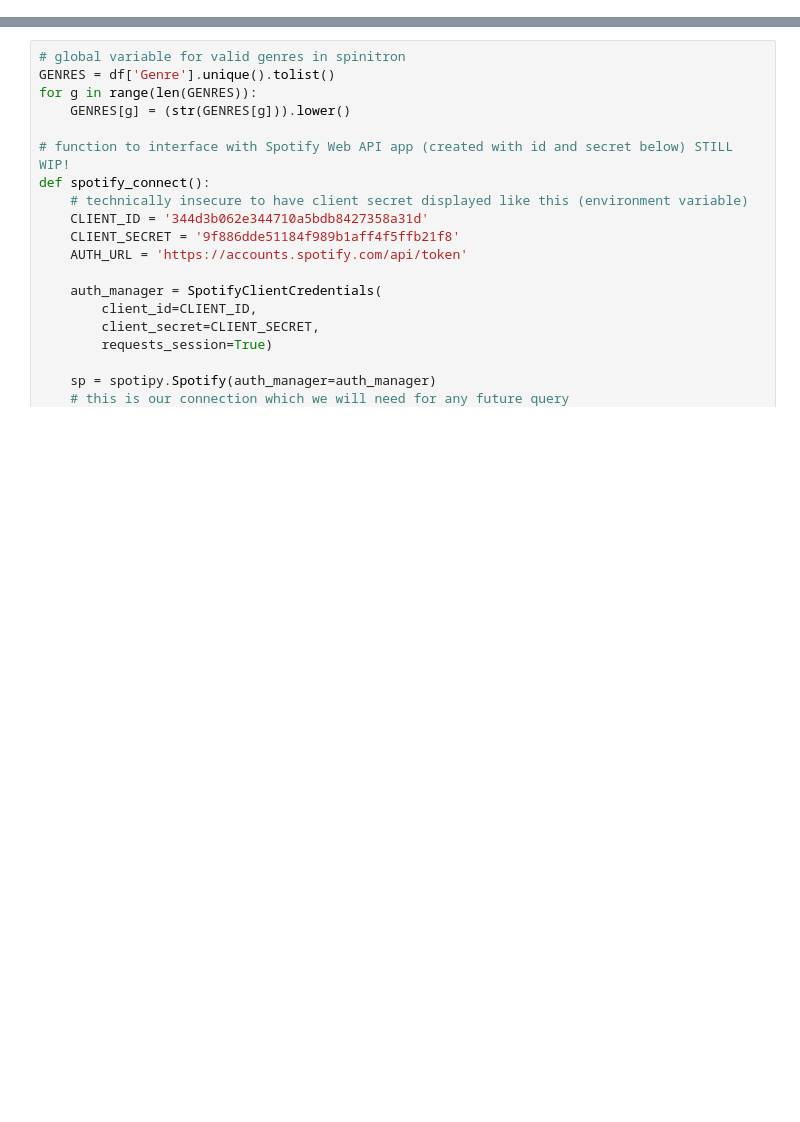
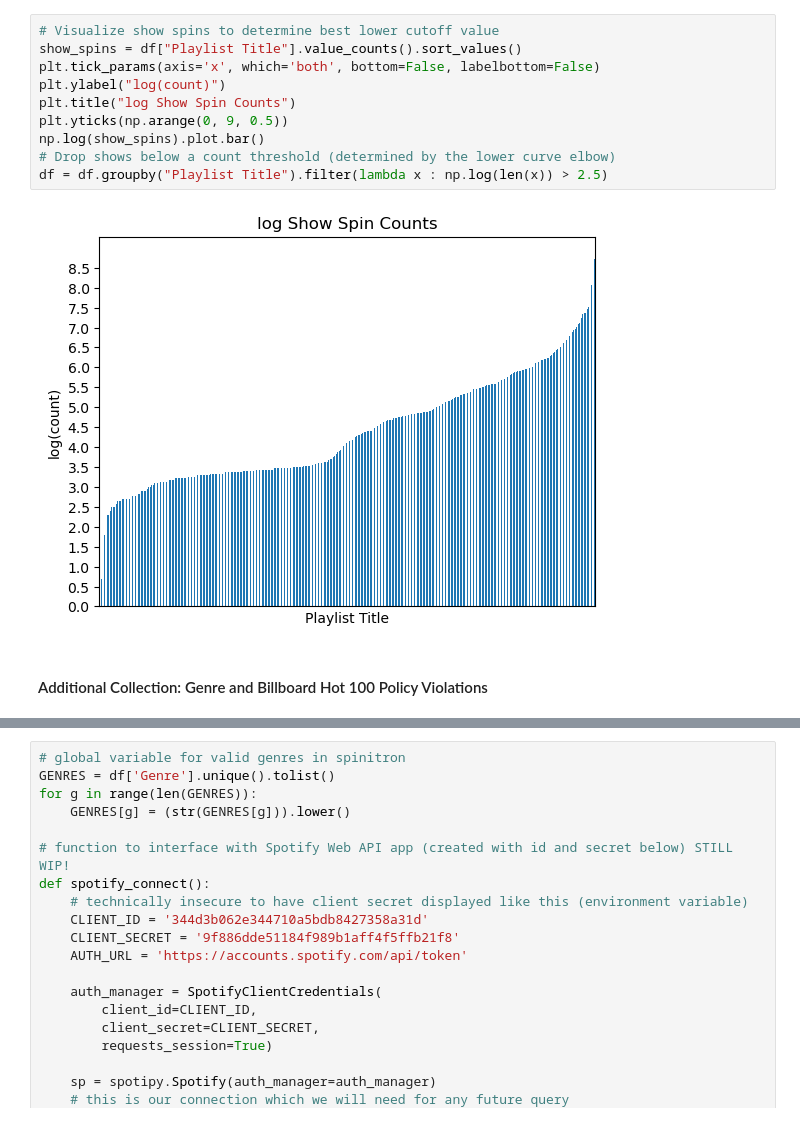
Before and after one commit to zhayes42/CS3870-WRUV, a Jupyter notebook: main.ipynb, the cells around one changed output, grey strips where cells are left out. Drawn from its saved outputs; the diff is of its cells as text; blank space fills up the shorter version.

```diff
--- a/main.ipynb
+++ b/main.ipynb
@@ -63,3 +133,17 @@ dtype: int64
+# %%
+# Visualize show spins to determine best lower cutoff value
+show_spins = df["Playlist Title"].value_counts().sort_values()
+plt.tick_params(axis='x', which='both', bottom=False, labelbottom=False)
+plt.ylabel("log(count)")
+plt.title("log Show Spin Counts")
+plt.yticks(np.arange(0, 9, 0.5))
+np.log(show_spins).plot.bar()
+# Drop shows below a count threshold (determined by the lower curve elbow)
+df = df.groupby("Playlist Title").filter(lambda x : np.log(len(x)) > 2.5)
+# %% [output]
+[figure, added]
+# %% [markdown]
+#### Additional Collection: Genre and Billboard Hot 100 Policy Violations
 # %%
 # function to scrape billboard site given artist name
 def web_scrape_bb(artist_name):
```
Also changed, not shown: parts of 15 cells of this notebook.
